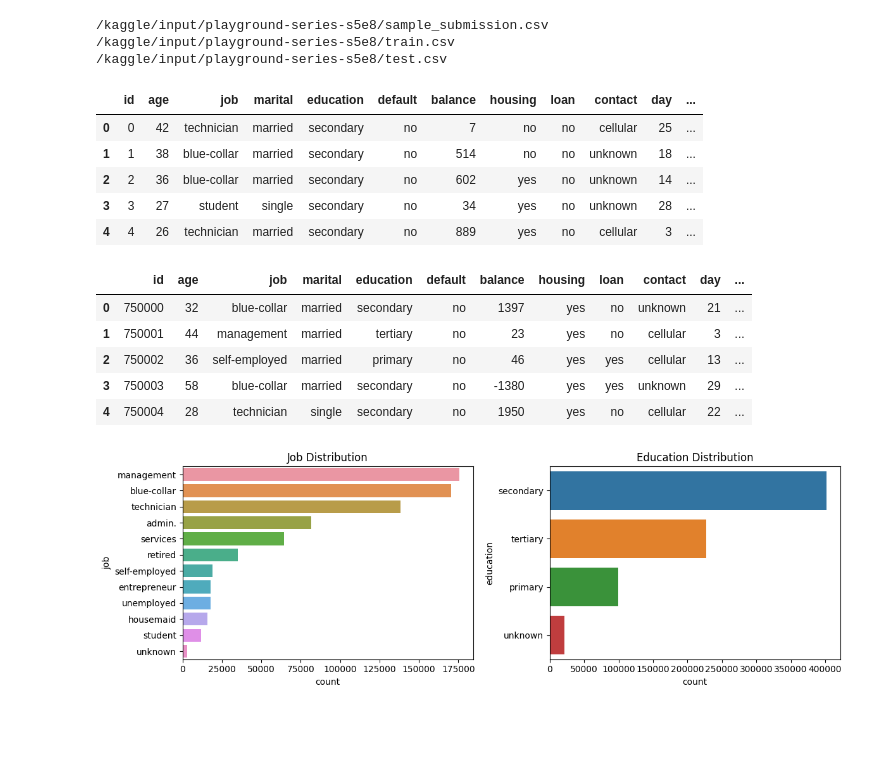
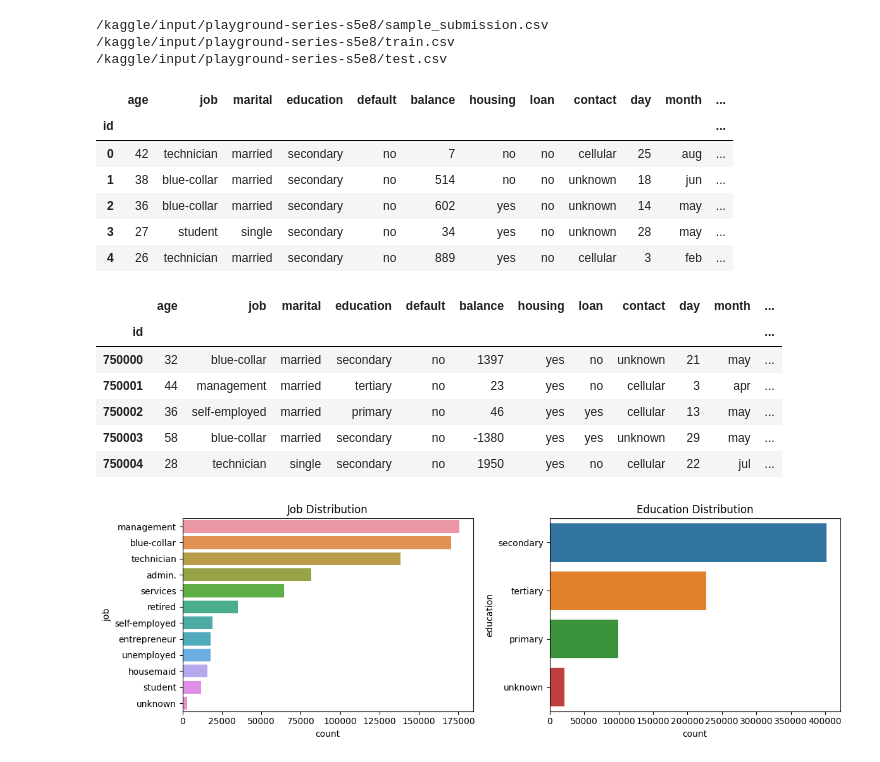
Before and after one commit to Gregory-lab-eng/kaggle-Binary-Classification-with-a-Bank-Dataset-XGB-StratifiedKFold, a Jupyter notebook: xgb-stratifiedkfold.ipynb, the cells around one changed output. Saved outputs shown, nothing was run; the diff lists cells and outputs as text; code cells hidden in the pictures; blank space fills up the shorter version.

Commit message:
Kaggle Notebook | XGB + StratifiedKFold | Version 15

```diff
--- a/xgb-stratifiedkfold.ipynb
+++ b/xgb-stratifiedkfold.ipynb
@@ -28,25 +28,27 @@ from sklearn.model_selection import StratifiedKFold, cross_val_score
 import matplotlib.pyplot as plt
 import seaborn as sns
 # %%
-train_data = pd.read_csv("/kaggle/input/playground-series-s5e8/train.csv")
+train_data = pd.read_csv("/kaggle/input/playground-series-s5e8/train.csv", index_col='id')
 train_data.head()
 # %% [output]
-|  | id | age | job | marital | education | default | balance | housing | loan | contact | day | ... |
-| 0 | 0 | 42 | technician | married | secondary | no | 7 | no | no | cellular | 25 | ... |
-| 1 | 1 | 38 | blue-collar | married | secondary | no | 514 | no | no | unknown | 18 | ... |
-| 2 | 2 | 36 | blue-collar | married | secondary | no | 602 | yes | no | unknown | 14 | ... |
-| 3 | 3 | 27 | student | single | secondary | no | 34 | yes | no | unknown | 28 | ... |
-| 4 | 4 | 26 | technician | married | secondary | no | 889 | yes | no | cellular | 3 | ... |
+|  | age | job | marital | education | default | balance | housing | loan | contact | day | month | ... |
+| id |  |  |  |  |  |  |  |  |  |  |  | ... |
+| 0 | 42 | technician | married | secondary | no | 7 | no | no | cellular | 25 | aug | ... |
+| 1 | 38 | blue-collar | married | secondary | no | 514 | no | no | unknown | 18 | jun | ... |
+| 2 | 36 | blue-collar | married | secondary | no | 602 | yes | no | unknown | 14 | may | ... |
+| 3 | 27 | student | single | secondary | no | 34 | yes | no | unknown | 28 | may | ... |
+| 4 | 26 | technician | married | secondary | no | 889 | yes | no | cellular | 3 | feb | ... |
 # %%
-test_data = pd.read_csv("/kaggle/input/playground-series-s5e8/test.csv")
+test_data = pd.read_csv("/kaggle/input/playground-series-s5e8/test.csv", index_col='id')
 test_data.head()
 # %% [output]
-|  | id | age | job | marital | education | default | balance | housing | loan | contact | day | ... |
-| 0 | 750000 | 32 | blue-collar | married | secondary | no | 1397 | yes | no | unknown | 21 | ... |
-| 1 | 750001 | 44 | management | married | tertiary | no | 23 | yes | no | cellular | 3 | ... |
-| 2 | 750002 | 36 | self-employed | married | primary | no | 46 | yes | yes | cellular | 13 | ... |
-| 3 | 750003 | 58 | blue-collar | married | secondary | no | -1380 | yes | yes | unknown | 29 | ... |
-| 4 | 750004 | 28 | technician | single | secondary | no | 1950 | yes | no | cellular | 22 | ... |
+|  | age | job | marital | education | default | balance | housing | loan | contact | day | month | ... |
+| id |  |  |  |  |  |  |  |  |  |  |  | ... |
+| 750000 | 32 | blue-collar | married | secondary | no | 1397 | yes | no | unknown | 21 | may | ... |
+| 750001 | 44 | management | married | tertiary | no | 23 | yes | no | cellular | 3 | apr | ... |
+| 750002 | 36 | self-employed | married | primary | no | 46 | yes | yes | cellular | 13 | may | ... |
+| 750003 | 58 | blue-collar | married | secondary | no | -1380 | yes | yes | unknown | 29 | may | ... |
+| 750004 | 28 | technician | single | secondary | no | 1950 | yes | no | cellular | 22 | jul | ... |
 # %%
 fig, axes = plt.subplots(1,2,figsize=(12,4))
 sns.countplot(y='job', data=train_data, order=train_data['job'].value_counts().index, ax=axes[0])
```
Also changed, not shown: parts of 7 cells of this notebook.
